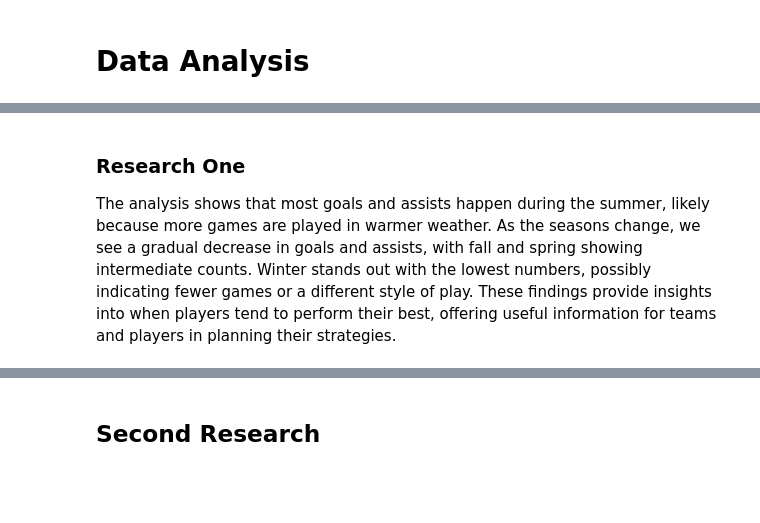
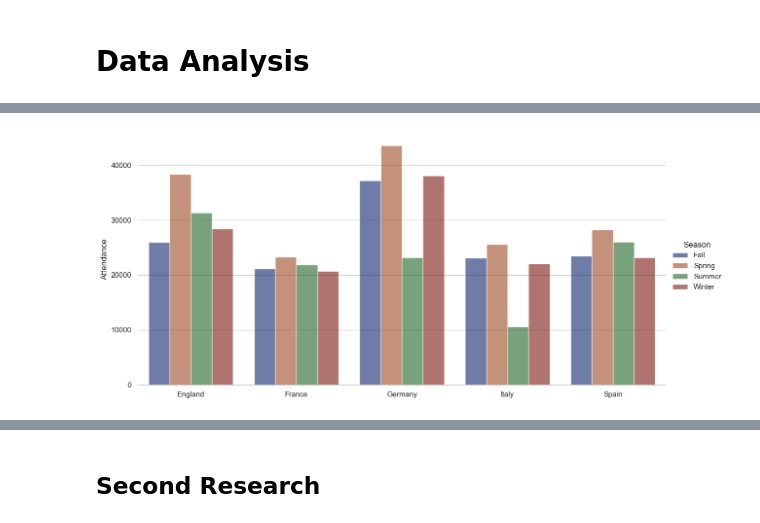
Before and after one commit to yahiaehab10/DataEng_TranserferMarketFootball, a Jupyter notebook: TranseferMarket_DataEng.ipynb, the cells around one changed output, grey strips where cells are left out. Saved outputs shown, nothing was run; the diff lists cells and outputs as text; code cells hidden in the pictures; blank space fills up the shorter version.

```diff
--- a/TranseferMarket_DataEng.ipynb
+++ b/TranseferMarket_DataEng.ipynb
@@ -108,0 +223,8 @@ df['minutes_played'] = pd.cut(df['minutes_played'], bins=[0, 15, 30, 45, 60, 75,
+# %%
+#attendance cant be negative and cannot be more than 132000
+df_games_competitions = df_games_competitions[
+    (df_games_competitions["attendance"] >= 0)
+    & (df_games_competitions["attendance"] <= 132000)
+]
+
+df_games_competitions.head()
@@ -109,2 +255,12 @@ df['minutes_played'] = pd.cut(df['minutes_played'], bins=[0, 15, 30, 45, 60, 75,
+# %%
+df_games_competitions = df_games_competitions.dropna()
+df_players_valuations_appearances = df_players_valuations_appearances.dropna()
+
+df_players_valuations_appearances = df_players_valuations_appearances[
+    df_players_valuations_appearances["position"] != "Missing"
+]
+df_players_valuations_appearances = df_players_valuations_appearances[
+    df_players_valuations_appearances["position"] != "Goalkeeper"
+]
 # %% [markdown]
 #### Specify Datatype
@@ -133,0 +269,3 @@ memory usage: 37.4 MB
+# %%
+# Ensure correct column types
+df_games_competitions['attendance'] = df_games_competitions['attendance'].astype(int)
@@ -204,3 +286,25 @@ The `ci` parameter is deprecated. Use `errorbar=None` for the same effect.
-# %% [markdown]
-### Research One
-The analysis shows that most goals and assists happen during the summer, likely because more games are played in warmer weather. As the seasons change, we see a gradual decrease in goals and assists, with fall and spring showing intermediate counts. Winter stands out with the lowest numbers, possibly indicating fewer games or a different style of play. These findings provide insights into when players tend to perform their best, offering useful information for teams and players in planning their strategies.
+# %%
+import seaborn as sns
+import matplotlib.pyplot as plt
+
+sns.set_theme(style="whitegrid")
+
+g = sns.catplot(
+    data=df_games_competitions,
+    kind="bar",
+    x="country_name",
+    y="attendance",
+    hue="season",
+    palette="dark",
+    alpha=0.6,
+    height=6,
+    aspect=2,
+)
+g.despine(left=True)
+g.set_axis_labels("", "Attendance")
+g.legend.set_title("Season")
+
+# Show the plot
+plt.show()
+# %% [output]
+[figure, added]
```
Also changed, not shown: parts of 51 cells of this notebook, 2 other files.
